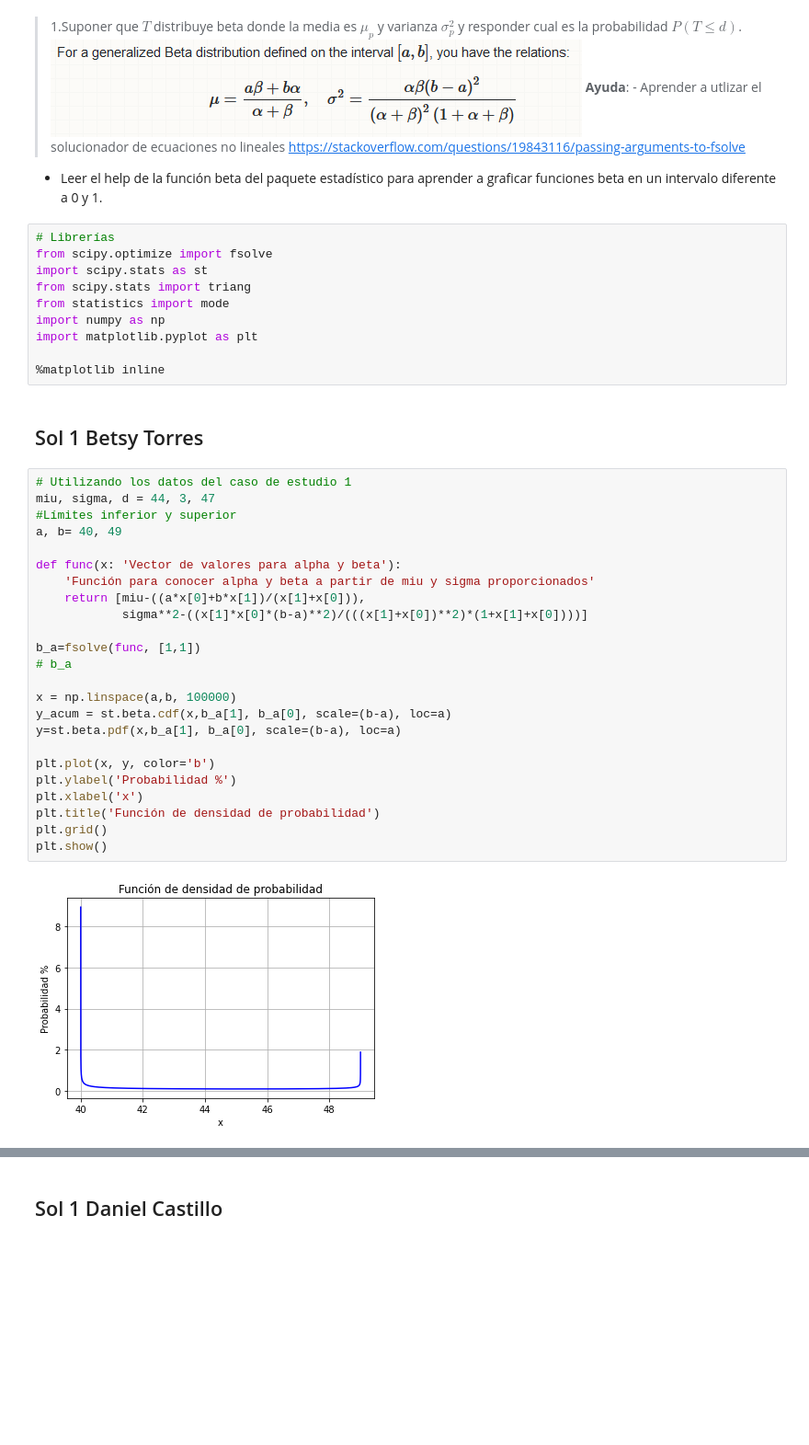
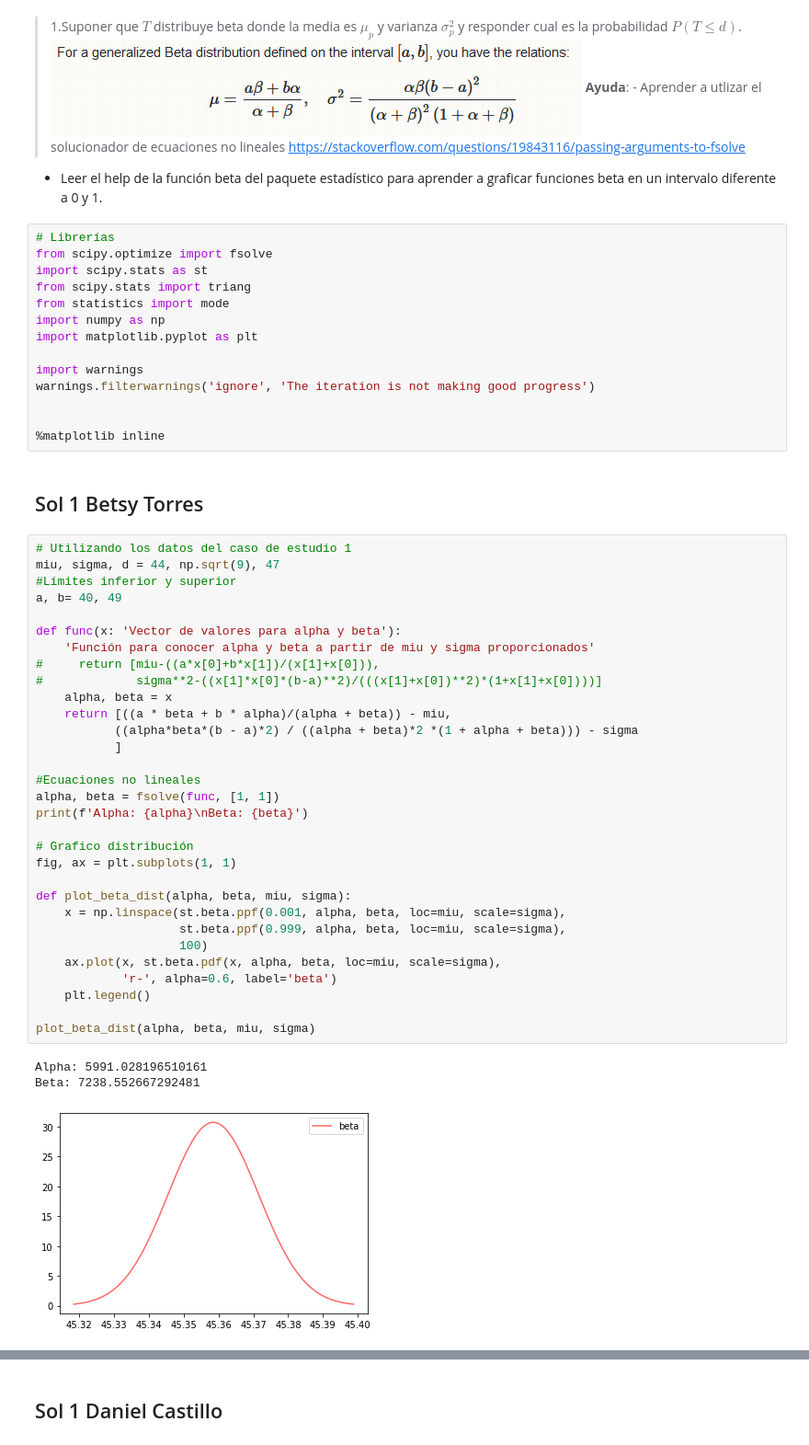
Before and after one commit to BetsyTorres/ProyectoConjunto_BTorres_DCastillo, a Jupyter notebook: Tarea_5.ipynb, the cells around one changed output, grey strips where cells are left out. Shown: that part at 92% size. Drawn from its saved outputs; the diff is of its cells as text; blank space fills up the shorter version.

Commit message:
Correción
Corrección de tarea entrega 6-b). Ecuación beta corregida.

```diff
--- a/Tarea_5.ipynb
+++ b/Tarea_5.ipynb
@@ -39,32 +39,45 @@ from statistics import mode
 import numpy as np
 import matplotlib.pyplot as plt
 
+import warnings
+warnings.filterwarnings('ignore', 'The iteration is not making good progress')
+
+
 %matplotlib inline
 # %% [markdown]
 ## Sol 1 Betsy Torres
 # %%
 # Utilizando los datos del caso de estudio 1
-miu, sigma, d = 44, 3, 47
+miu, sigma, d = 44, np.sqrt(9), 47
 #Límites inferior y superior
 a, b= 40, 49
 
 def func(x: 'Vector de valores para alpha y beta'):
     'Función para conocer alpha y beta a partir de miu y sigma proporcionados'
-    return [miu-((a*x[0]+b*x[1])/(x[1]+x[0])),
-            sigma**2-((x[1]*x[0]*(b-a)**2)/(((x[1]+x[0])**2)*(1+x[1]+x[0])))]
+#     return [miu-((a*x[0]+b*x[1])/(x[1]+x[0])),
+#             sigma**2-((x[1]*x[0]*(b-a)**2)/(((x[1]+x[0])**2)*(1+x[1]+x[0])))]
+    alpha, beta = x
+    return [((a * beta + b * alpha)/(alpha + beta)) - miu,
+           ((alpha*beta*(b - a)*2) / ((alpha + beta)*2 *(1 + alpha + beta))) - sigma
+           ]
 
-b_a=fsolve(func, [1,1])
-# b_a
+#Ecuaciones no lineales
+alpha, beta = fsolve(func, [1, 1])
+print(f'Alpha: {alpha}\nBeta: {beta}')
 
-x = np.linspace(a,b, 100000)
-y_acum = st.beta.cdf(x,b_a[1], b_a[0], scale=(b-a), loc=a)
-y=st.beta.pdf(x,b_a[1], b_a[0], scale=(b-a), loc=a)
+# Grafico distribución
+fig, ax = plt.subplots(1, 1)
 
-plt.plot(x, y, color='b')
-plt.ylabel('Probabilidad %')
-plt.xlabel('x')
-plt.title('Función de densidad de probabilidad')
-plt.grid()
-plt.show()
+def plot_beta_dist(alpha, beta, miu, sigma):
+    x = np.linspace(st.beta.ppf(0.001, alpha, beta, loc=miu, scale=sigma),
+                    st.beta.ppf(0.999, alpha, beta, loc=miu, scale=sigma),
+                    100)
+    ax.plot(x, st.beta.pdf(x, alpha, beta, loc=miu, scale=sigma),
+            'r-', alpha=0.6, label='beta')
+    plt.legend()
+
+plot_beta_dist(alpha, beta, miu, sigma)
 # %% [output]
+Alpha: 5991.028196510161
+Beta: 7238.552667292481
-[figure, old version]
+[figure, new version]
```
Also changed, not shown: parts of 3 cells of this notebook.
